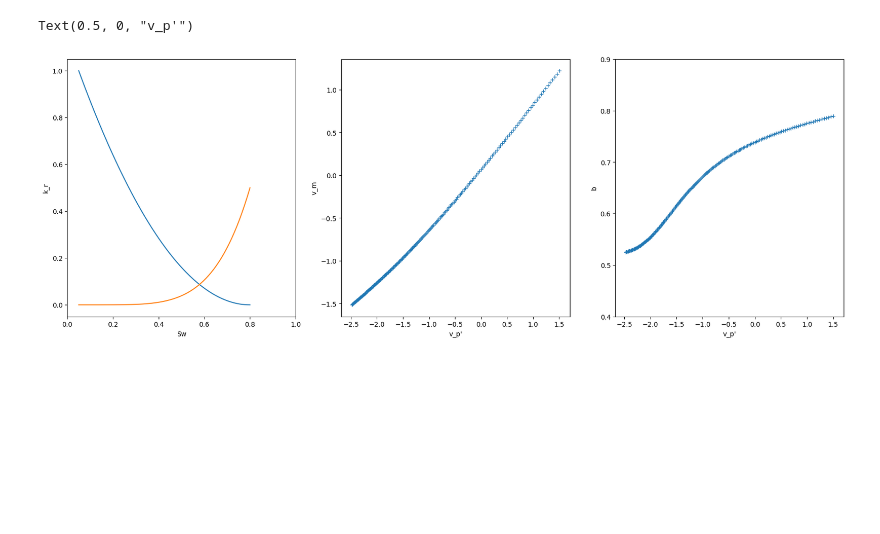
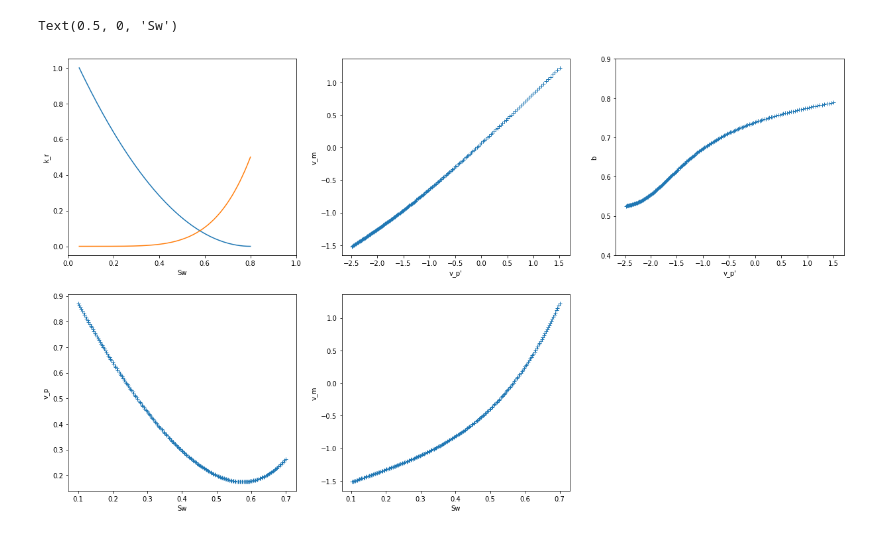
Before and after one commit to thomaram/Co-moving-velocity, a Jupyter notebook: co_move_velocity_plt.ipynb, the cells around one changed output. Cells and saved outputs as stored; diff of their text form; code cells hidden in the pictures; blank space fills up the shorter version.

Commit message:
Add plots

```diff
--- a/co_move_velocity_plt.ipynb
+++ b/co_move_velocity_plt.ipynb
@@ -36,39 +36,49 @@ kr0_oil = 1
 
 sw = np.linspace(0.7, 0.1, 200)
 sw2 = np.linspace(1-Sorw, Swi, 200)
 
 
 v_p = (krw_Corey(sw, corey_exp_water, Swi, Sorw, kr0_water)/visc_water +
        kro_Corey(sw, corey_exp_oil, Swi, Sorw, kr0_oil)/visc_oil)
 dv_p = np.diff(v_p)/np.diff(sw)
 
 v_m = (sw[:-1] / visc_water * (np.diff(krw_Corey(sw, corey_exp_water, Swi, Sorw, kr0_water) / sw) / np.diff(sw)) +
         (1-sw[:-1]) / visc_oil * (np.diff(kro_Corey(sw, corey_exp_oil, Swi, Sorw, kr0_oil) / (1-sw)) / np.diff(sw)))
 
 dv_m = np.diff(v_m)/np.diff(dv_p)
 
 
-plt.figure(figsize=(21,7))
-plt.subplot(131)
+plt.figure(figsize=(21,12))
+plt.subplot(231)
 plt.plot(sw2, kro_Corey(sw2, corey_exp_oil, Swi, Sorw, kr0_oil))
 plt.plot(sw2, krw_Corey(sw2, corey_exp_water, Swi, Sorw, kr0_water))
 plt.xlim(0,1)
 plt.ylabel("k_r")
 plt.xlabel("Sw")
 
-plt.subplot(132)
+plt.subplot(232)
 plt.plot(dv_p, v_m, '+')
 plt.ylabel("v_m")
 plt.xlabel("v_p'")
 
-plt.subplot(133)
+plt.subplot(233)
 plt.plot(dv_p[:-1], dv_m, '+')
 plt.ylim(0.4,0.9)
 plt.ylabel("b")
 plt.xlabel("v_p'")
+
+plt.subplot(235)
+plt.plot(sw[:-1], v_m, '+')
+plt.ylabel("v_m")
+plt.xlabel("Sw")
+
+plt.subplot(234)
+plt.plot(sw, v_p, '+')
+plt.ylabel("v_p")
+plt.xlabel("Sw")
 # %% [output]
-Text(0.5, 0, "v_p'")
+Text(0.5, 0, 'Sw')
-[figure, old version]
+[figure, new version]
 # %%
 ## LET parameterization
 ## https://frode54.wordpress.com/wp-content/uploads/2018/03/sca2005-32-kr-lomeland-et-al.pdf
```
Also changed, not shown: parts of 1 cell of this notebook.
